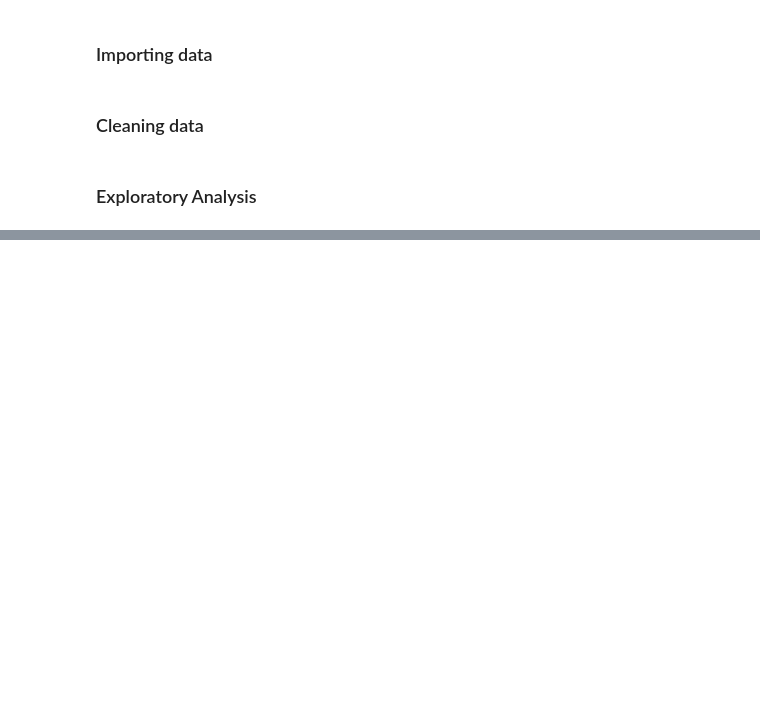
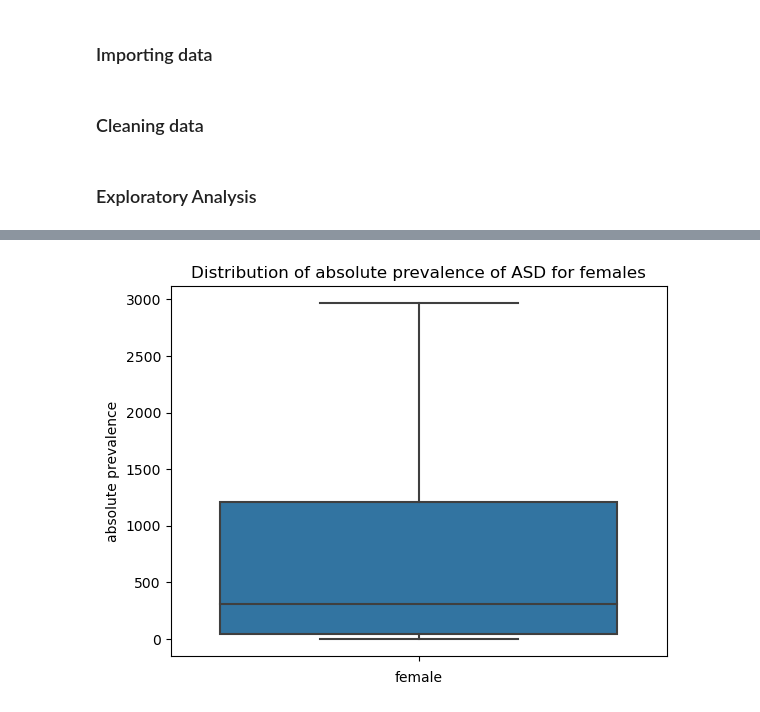
Before and after one commit to purple-papaya/worldwide_autism, a Jupyter notebook: worldwide_autism.ipynb, the cells around one changed output, grey strips where cells are left out. Drawn from its saved outputs; the diff is of its cells as text; code cells hidden in the pictures; blank space fills up the shorter version.

```diff
--- a/worldwide_autism.ipynb
+++ b/worldwide_autism.ipynb
@@ -8,9 +8,9 @@ Intel MKL WARNING: Support of Intel(R) Streaming SIMD Extensions 4.2 (Intel(R) S
 # %% [markdown]
 ### Importing data
 # %%
-prevalence_abs = pd.read_csv('raw_data/prevalence_abs.csv').drop(['measure', 'metric', 'cause', 'upper', 'lower'], axis=1).rename({'val': 'prevalence_abs'}, axis=1)
-prevalence_pct = pd.read_csv('raw_data/prevalence_pct.csv').drop(['measure', 'metric', 'cause', 'upper', 'lower'], axis=1).rename({'val': 'prevalence_pct'}, axis=1)
-prevalence_rate = pd.read_csv('raw_data/prevalence_rate.csv').drop(['measure', 'metric', 'cause', 'upper', 'lower'], axis=1).rename({'val': 'prevalence_rate'}, axis=1)
+prevalence_abs = pd.read_csv('prevalence_abs.csv').drop(['measure', 'metric', 'cause', 'upper', 'lower'], axis=1).rename({'val': 'prevalence_abs'}, axis=1)
+prevalence_pct = pd.read_csv('prevalence_pct.csv').drop(['measure', 'metric', 'cause', 'upper', 'lower'], axis=1).rename({'val': 'prevalence_pct'}, axis=1)
+prevalence_rate = pd.read_csv('prevalence_rate.csv').drop(['measure', 'metric', 'cause', 'upper', 'lower'], axis=1).rename({'val': 'prevalence_rate'}, axis=1)
 # %%
 prevalence_abs = prevalence_abs.reset_index().pivot(index=['location', 'age', 'year'], columns=['sex'], values='prevalence_abs').reset_index().rename({'Female': 'female', 'Male': 'male'}, axis=1)
 prevalence_pct = prevalence_pct.reset_index().pivot(index=['location', 'age', 'year'], columns=['sex'], values='prevalence_pct').reset_index().rename({'Female': 'female', 'Male': 'male'}, axis=1)
@@ -25,0 +74,8 @@ prevalence_rate['age'] = prevalence_rate['age'].str.replace(' years', '')
+# %%
+sns.boxplot(data=prevalence_abs, y='female', sym='')
+plt.title('Distribution of absolute prevalence of ASD for females')
+plt.xlabel('female')
+plt.ylabel('absolute prevalence')
+plt.show()
+# %% [output]
+[figure, added]
```
Also changed, not shown: parts of 12 cells of this notebook.
